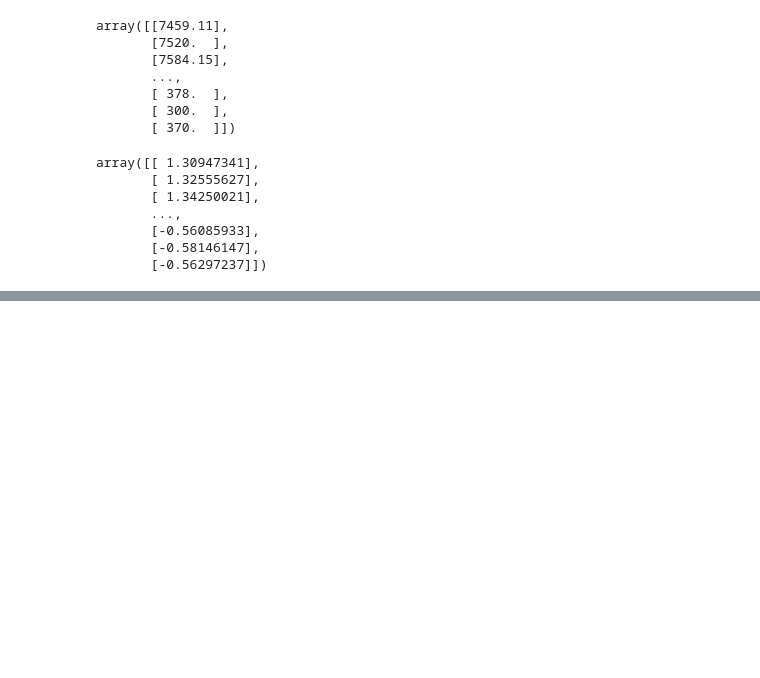
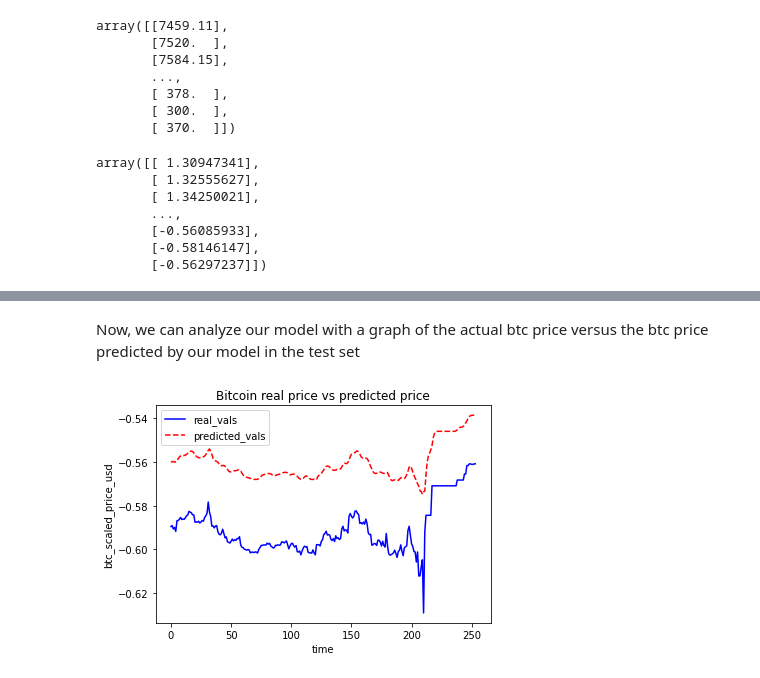
Before and after one commit to vserraa/redes-neurais, a Jupyter notebook: lstm/src/lstm_btc.ipynb, the cells around one changed output, grey strips where cells are left out. Drawn from its saved outputs; the diff is of its cells as text; code cells hidden in the pictures; blank space fills up the shorter version.

Commit message:
grid search; plots; bug fixes

```diff
--- a/lstm/src/lstm_btc.ipynb
+++ b/lstm/src/lstm_btc.ipynb
@@ -147,4 +156,4 @@ class WindowData():
 # %%
-windowed_data = WindowData(scaled_data, labels, window_size)
+window_size = 10
+windowed_data = WindowData(scaled_data, window_size)
 windowed_data.initialize()
-windowed_data.data.shape
@@ -216,3 +243,7 @@ _________________________________________________________________
+# %%
+from keras.models import load_model
+
+lstm_model = load_model("best_model")
 # %%
 X_test = windowed_data.X_test
 y_test = windowed_data.y_test
@@ -223,0 +255,18 @@ lstm_model.evaluate(X_test, y_test)
+# %%
+def plot(y_test, y_pred):
+  plt.clf()
+  plt.xlabel('time')
+  plt.ylabel('btc_scaled_price_usd')
+  plt.plot(y_test, '-b', label='real_vals')
+  plt.plot(y_pred, '--r', label='predicted_vals')
+  plt.legend()
+  plt.title('Bitcoin real price vs predicted price')
+  plt.show()
+# %%
+y_pred = lstm_model.predict(X_test)
+# %% [markdown]
+Now, we can analyze our model with a graph of the actual btc price versus the btc price predicted by our model in the test set
+# %%
+plot(y_test.reshape(-1), y_pred.reshape(-1))
+# %% [output]
+[figure, added]
```
Also changed, not shown: parts of 19 cells of this notebook.
